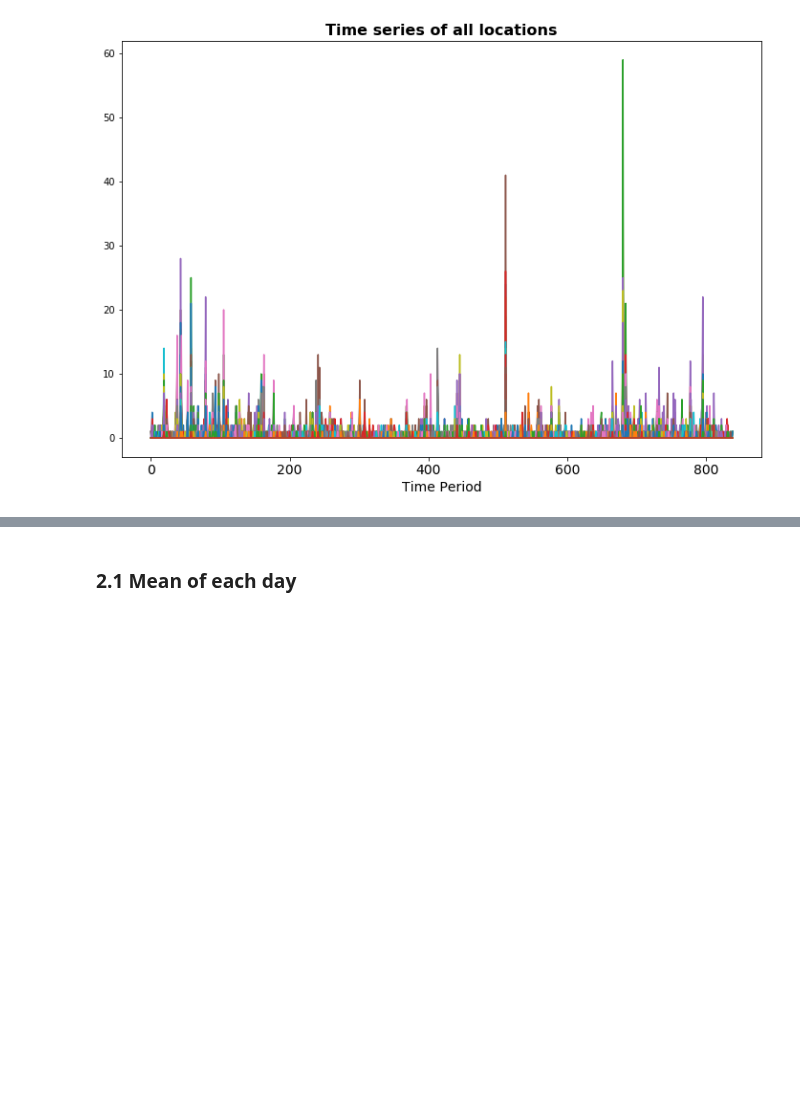
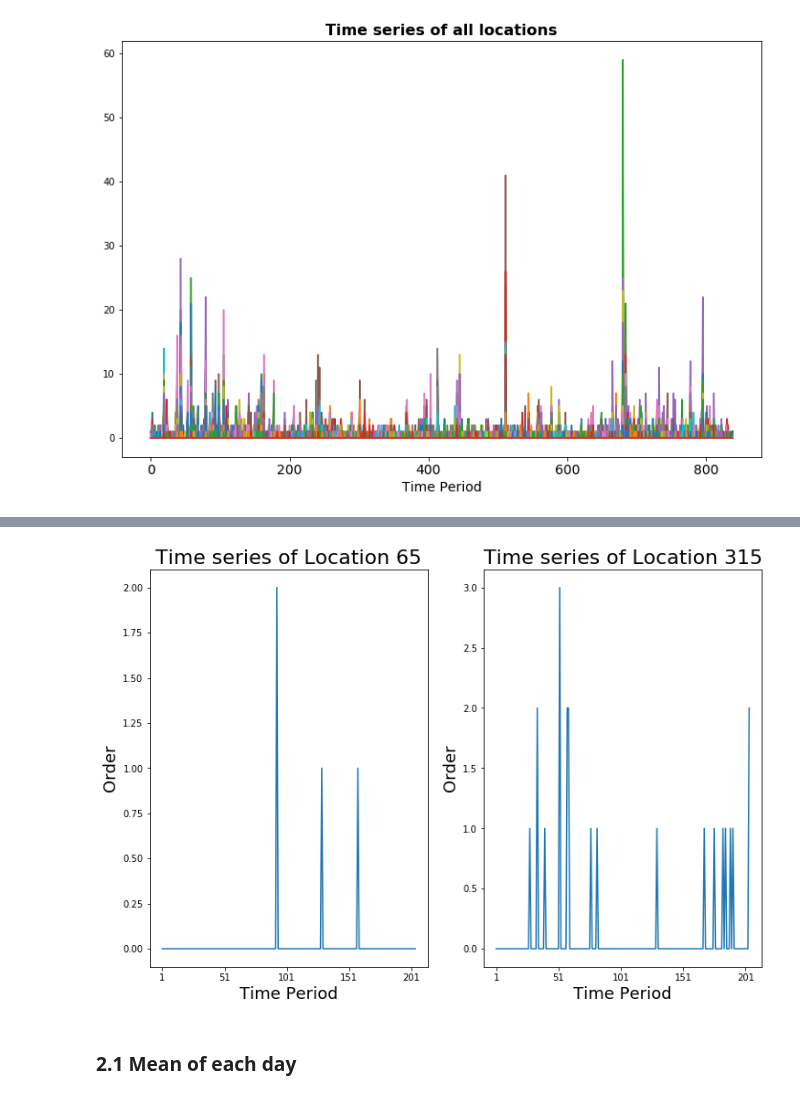
Before and after one commit to Angps1995/Spatial-Temporal-Models-for-delivery-demand-forecast, a Jupyter notebook: Models/ExploratoryAnalysis.ipynb, the cells around one changed output, grey strips where cells are left out. Drawn from its saved outputs; the diff is of its cells as text; code cells hidden in the pictures; blank space fills up the shorter version.

```diff
--- a/Models/ExploratoryAnalysis.ipynb
+++ b/Models/ExploratoryAnalysis.ipynb
@@ -68,3 +64,24 @@ Text(0.5, 1.0, 'Time series at Location 315')
+# %%
+fig, axs = plt.subplots(1,2, figsize=(12,8))
+
+axs[0].plot(endo_df.iloc[65,:])
+axs[0].xaxis.set_ticks([0,50,100,150,200])
+#axs[0].yaxis.set_ticks([0,1,2])
+axs[0].set_title('Time series of Location 65', fontsize=22)
+axs[1].plot(endo_df.iloc[315,:])
+axs[1].xaxis.set_ticks([0,50,100,150,200])
+#axs[1].yaxis.set_ticks([0,1,2])
+axs[1].set_title('Time series of Location 315', fontsize=22)
+plt.xticks([0,50,100,150,200])
+# for ax in fig.get_axes():
+#     ax.label_outer()
+for ax in axs.flat:
+    ax.set(xlabel='Time Period', ylabel='Order')
+    ax.xaxis.label.set_size(18)
+    ax.yaxis.label.set_size(18)
+plt.savefig(image_dir + "example_ts.jpg")
+# %% [output]
+[figure, added]
 # %% [markdown]
 ### **2.1 Mean of each day**
 # %%
```
Also changed, not shown: parts of 6 cells of this notebook, 10 other files.
